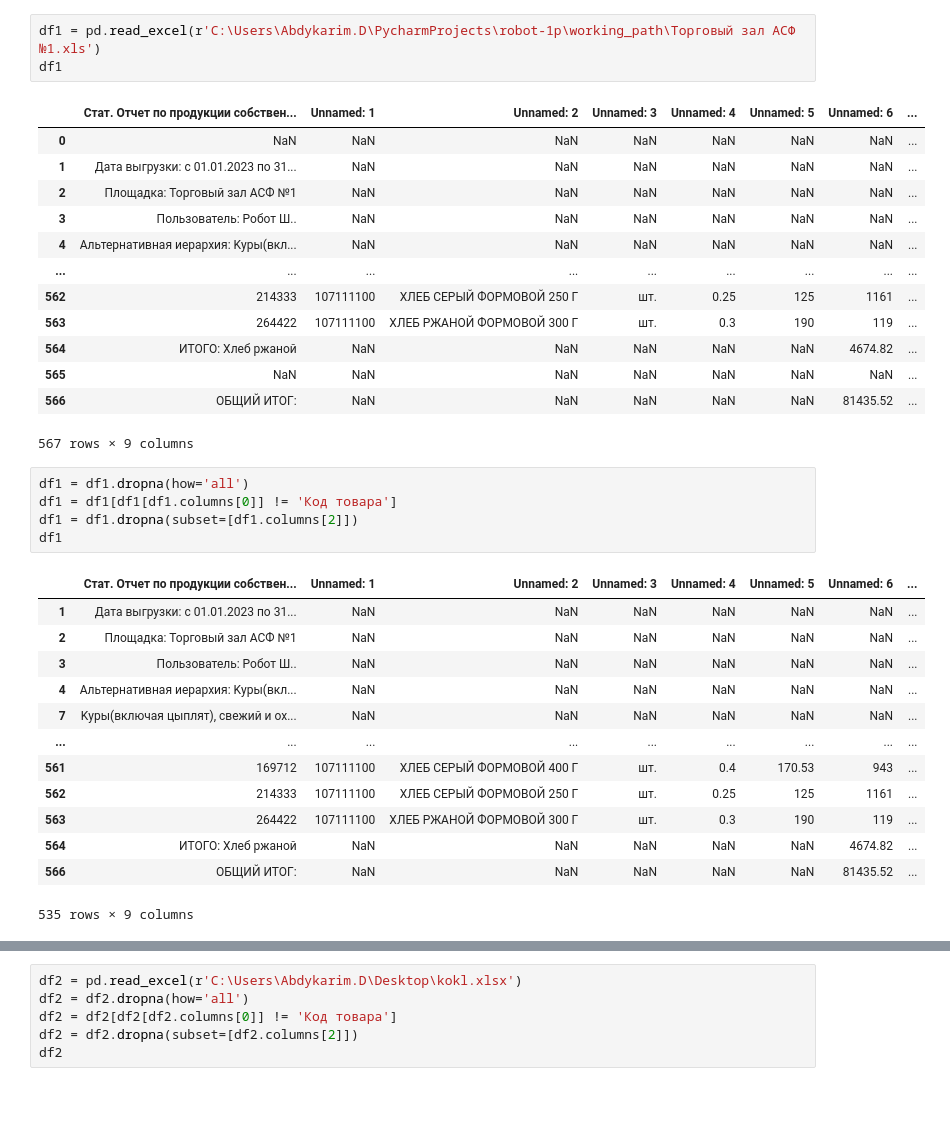
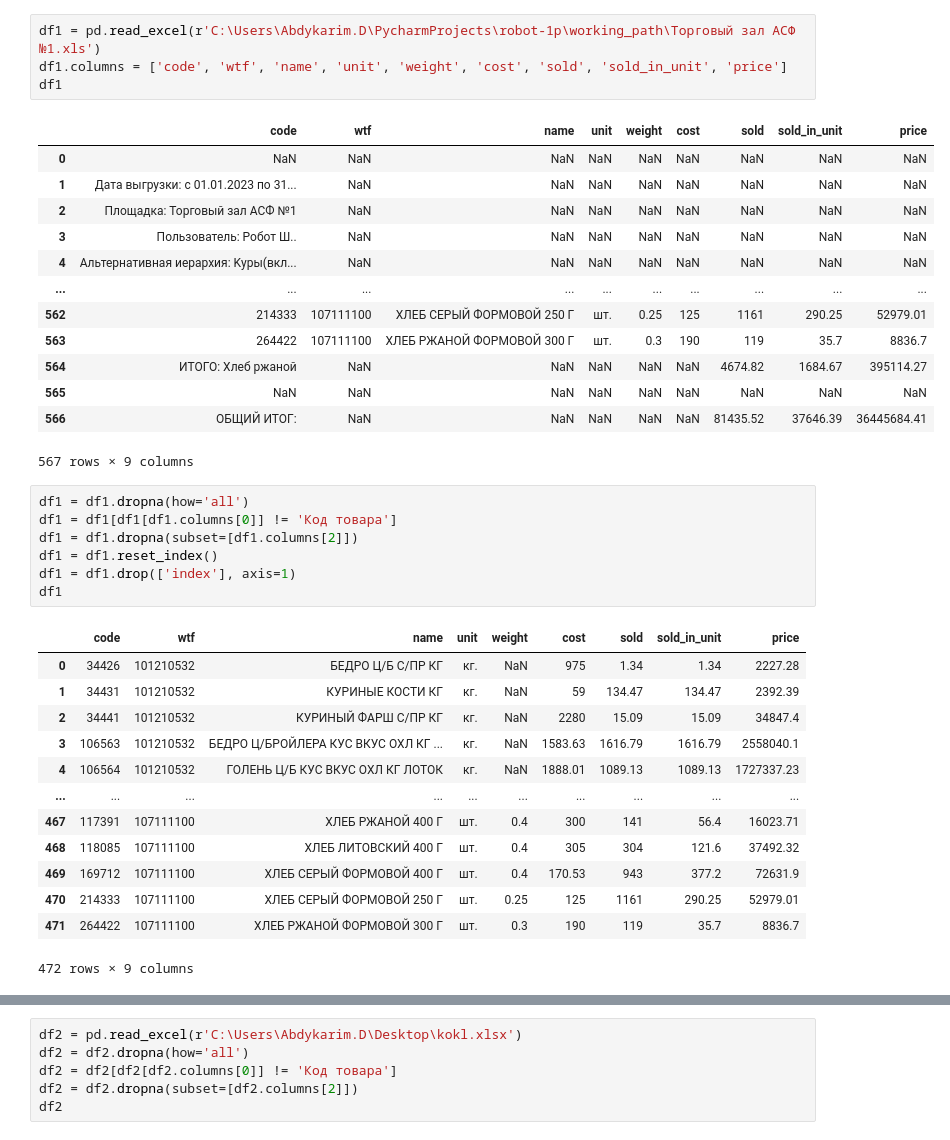
Before and after one commit to OPELsinus/robot-1p, a Jupyter notebook: 1p.ipynb, the cells around one changed output, grey strips where cells are left out. Saved outputs shown, nothing was run; the diff lists cells and outputs as text; blank space fills up the shorter version.

```diff
--- a/1p.ipynb
+++ b/1p.ipynb
@@ -180,36 +181,39 @@ for i in range(len(df_new)):
 # %%
 df1 = pd.read_excel(r'C:\Users\Abdykarim.D\PycharmProjects\robot-1p\working_path\Торговый зал АСФ №1.xls')
+df1.columns = ['code', 'wtf', 'name', 'unit', 'weight', 'cost', 'sold', 'sold_in_unit', 'price']
 df1
 # %% [output]
-|  | Стат. Отчет по продукции собствен... | Unnamed: 1 | Unnamed: 2 | Unnamed: 3 | Unnamed: 4 | Unnamed: 5 | Unnamed: 6 | ... |
-| 0 | NaN | NaN | NaN | NaN | NaN | NaN | NaN | ... |
-| 1 | Дата выгрузки: с 01.01.2023 по 31... | NaN | NaN | NaN | NaN | NaN | NaN | ... |
-| 2 | Площадка: Торговый зал АСФ №1 | NaN | NaN | NaN | NaN | NaN | NaN | ... |
-| 3 | Пользователь: Робот Ш.. | NaN | NaN | NaN | NaN | NaN | NaN | ... |
-| 4 | Альтернативная иерархия: Kуры(вкл... | NaN | NaN | NaN | NaN | NaN | NaN | ... |
-| ... | ... | ... | ... | ... | ... | ... | ... | ... |
-| 562 | 214333 | 107111100 | ХЛЕБ СЕРЫЙ ФОРМОВОЙ 250 Г | шт. | 0.25 | 125 | 1161 | ... |
-| 563 | 264422 | 107111100 | ХЛЕБ РЖАНОЙ ФОРМОВОЙ 300 Г | шт. | 0.3 | 190 | 119 | ... |
-| 564 | ИТОГО: Хлеб ржаной | NaN | NaN | NaN | NaN | NaN | 4674.82 | ... |
-| 565 | NaN | NaN | NaN | NaN | NaN | NaN | NaN | ... |
-| 566 | ОБЩИЙ ИТОГ: | NaN | NaN | NaN | NaN | NaN | 81435.52 | ... |
+|  | code | wtf | name | unit | weight | cost | sold | sold_in_unit | price |
+| 0 | NaN | NaN | NaN | NaN | NaN | NaN | NaN | NaN | NaN |
+| 1 | Дата выгрузки: с 01.01.2023 по 31... | NaN | NaN | NaN | NaN | NaN | NaN | NaN | NaN |
+| 2 | Площадка: Торговый зал АСФ №1 | NaN | NaN | NaN | NaN | NaN | NaN | NaN | NaN |
+| 3 | Пользователь: Робот Ш.. | NaN | NaN | NaN | NaN | NaN | NaN | NaN | NaN |
+| 4 | Альтернативная иерархия: Kуры(вкл... | NaN | NaN | NaN | NaN | NaN | NaN | NaN | NaN |
+| ... | ... | ... | ... | ... | ... | ... | ... | ... | ... |
+| 562 | 214333 | 107111100 | ХЛЕБ СЕРЫЙ ФОРМОВОЙ 250 Г | шт. | 0.25 | 125 | 1161 | 290.25 | 52979.01 |
+| 563 | 264422 | 107111100 | ХЛЕБ РЖАНОЙ ФОРМОВОЙ 300 Г | шт. | 0.3 | 190 | 119 | 35.7 | 8836.7 |
+| 564 | ИТОГО: Хлеб ржаной | NaN | NaN | NaN | NaN | NaN | 4674.82 | 1684.67 | 395114.27 |
+| 565 | NaN | NaN | NaN | NaN | NaN | NaN | NaN | NaN | NaN |
+| 566 | ОБЩИЙ ИТОГ: | NaN | NaN | NaN | NaN | NaN | 81435.52 | 37646.39 | 36445684.41 |
 567 rows × 9 columns
 # %%
 df1 = df1.dropna(how='all')
 df1 = df1[df1[df1.columns[0]] != 'Код товара']
 df1 = df1.dropna(subset=[df1.columns[2]])
+df1 = df1.reset_index()
+df1 = df1.drop(['index'], axis=1)
 df1
 # %% [output]
-|  | Стат. Отчет по продукции собствен... | Unnamed: 1 | Unnamed: 2 | Unnamed: 3 | Unnamed: 4 | Unnamed: 5 | Unnamed: 6 | ... |
-| 1 | Дата выгрузки: с 01.01.2023 по 31... | NaN | NaN | NaN | NaN | NaN | NaN | ... |
-| 2 | Площадка: Торговый зал АСФ №1 | NaN | NaN | NaN | NaN | NaN | NaN | ... |
-| 3 | Пользователь: Робот Ш.. | NaN | NaN | NaN | NaN | NaN | NaN | ... |
-| 4 | Альтернативная иерархия: Kуры(вкл... | NaN | NaN | NaN | NaN | NaN | NaN | ... |
-| 7 | Kуры(включая цыплят), свежий и ох... | NaN | NaN | NaN | NaN | NaN | NaN | ... |
-| ... | ... | ... | ... | ... | ... | ... | ... | ... |
-| 561 | 169712 | 107111100 | ХЛЕБ СЕРЫЙ ФОРМОВОЙ 400 Г | шт. | 0.4 | 170.53 | 943 | ... |
-| 562 | 214333 | 107111100 | ХЛЕБ СЕРЫЙ ФОРМОВОЙ 250 Г | шт. | 0.25 | 125 | 1161 | ... |
-| 563 | 264422 | 107111100 | ХЛЕБ РЖАНОЙ ФОРМОВОЙ 300 Г | шт. | 0.3 | 190 | 119 | ... |
-| 564 | ИТОГО: Хлеб ржаной | NaN | NaN | NaN | NaN | NaN | 4674.82 | ... |
-| 566 | ОБЩИЙ ИТОГ: | NaN | NaN | NaN | NaN | NaN | 81435.52 | ... |
+|  | code | wtf | name | unit | weight | cost | sold | sold_in_unit | price |
+| 0 | 34426 | 101210532 | БЕДРО Ц/Б С/ПР КГ | кг. | NaN | 975 | 1.34 | 1.34 | 2227.28 |
+| 1 | 34431 | 101210532 | КУРИНЫЕ КОСТИ КГ | кг. | NaN | 59 | 134.47 | 134.47 | 2392.39 |
+| 2 | 34441 | 101210532 | КУРИНЫЙ ФАРШ С/ПР КГ | кг. | NaN | 2280 | 15.09 | 15.09 | 34847.4 |
+| 3 | 106563 | 101210532 | БЕДРО Ц/БРОЙЛЕРА КУС ВКУС ОХЛ КГ ... | кг. | NaN | 1583.63 | 1616.79 | 1616.79 | 2558040.1 |
+| 4 | 106564 | 101210532 | ГОЛЕНЬ Ц/Б КУС ВКУС ОХЛ КГ ЛОТОК | кг. | NaN | 1888.01 | 1089.13 | 1089.13 | 1727337.23 |
+| ... | ... | ... | ... | ... | ... | ... | ... | ... | ... |
+| 467 | 117391 | 107111100 | ХЛЕБ РЖАНОЙ 400 Г | шт. | 0.4 | 300 | 141 | 56.4 | 16023.71 |
+| 468 | 118085 | 107111100 | ХЛЕБ ЛИТОВСКИЙ 400 Г | шт. | 0.4 | 305 | 304 | 121.6 | 37492.32 |
+| 469 | 169712 | 107111100 | ХЛЕБ СЕРЫЙ ФОРМОВОЙ 400 Г | шт. | 0.4 | 170.53 | 943 | 377.2 | 72631.9 |
+| 470 | 214333 | 107111100 | ХЛЕБ СЕРЫЙ ФОРМОВОЙ 250 Г | шт. | 0.25 | 125 | 1161 | 290.25 | 52979.01 |
+| 471 | 264422 | 107111100 | ХЛЕБ РЖАНОЙ ФОРМОВОЙ 300 Г | шт. | 0.3 | 190 | 119 | 35.7 | 8836.7 |
-535 rows × 9 columns
+472 rows × 9 columns
```
Also changed, not shown: parts of 30 cells of this notebook, 1 other file.
